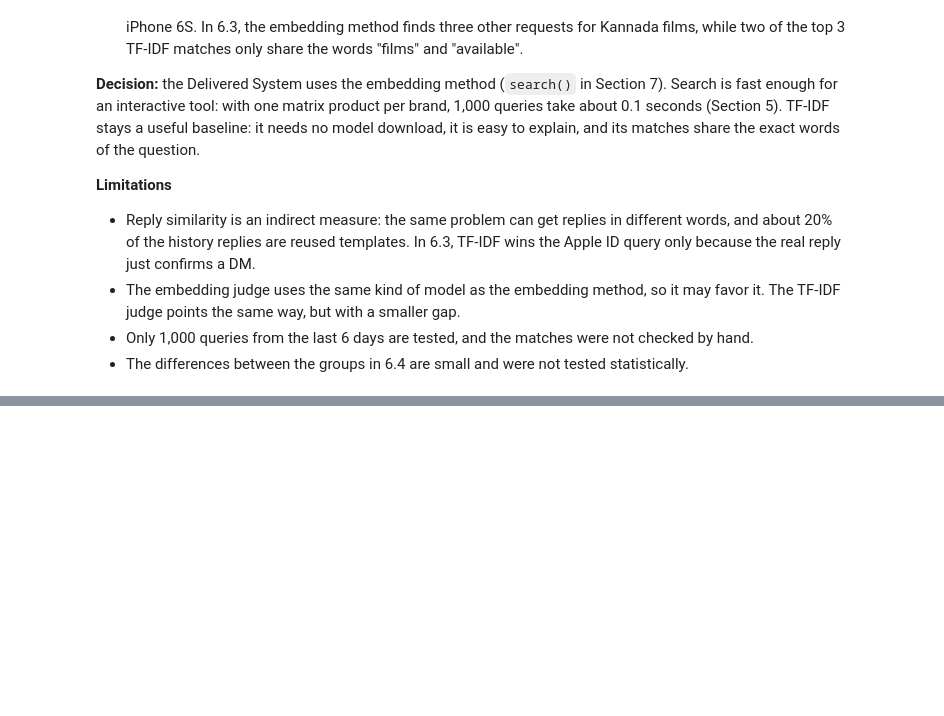
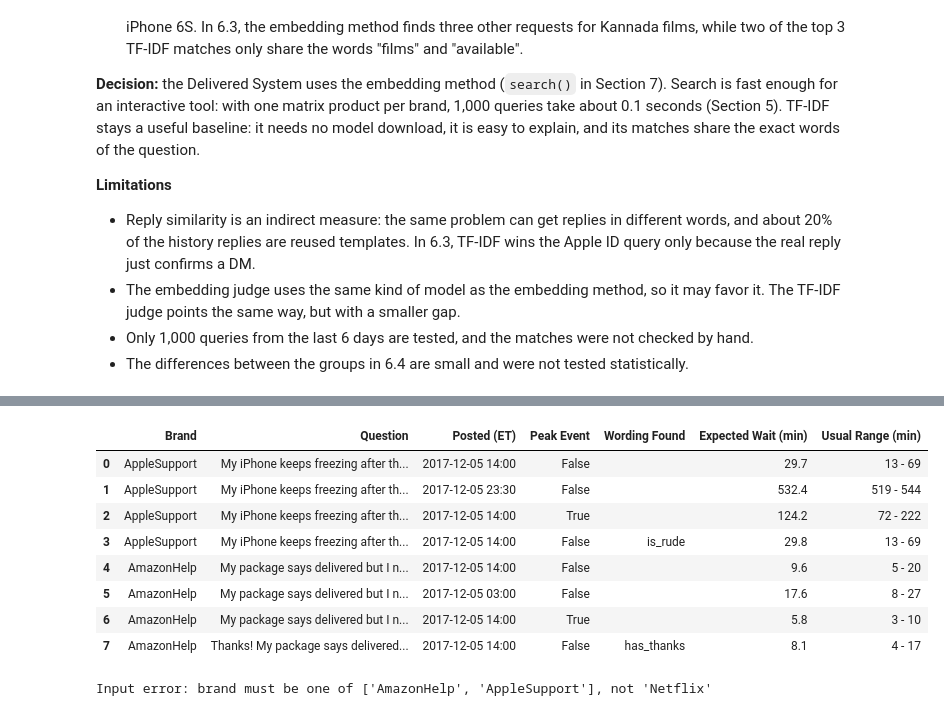
Before and after one commit to Shengyuan-Liu/CustomerSupportAnalysis, a Jupyter notebook: main.ipynb, the cells around one changed output, grey strips where cells are left out. Drawn from its saved outputs; the diff is of its cells as text; code cells hidden in the pictures; blank space fills up the shorter version.

```diff
--- a/main.ipynb
+++ b/main.ipynb
@@ -1952,0 +2155,45 @@ Median waiting time of all AppleSupport first questions in the library: 90.2 min
+# %%
+# The same questions with a different posting hour, peak status or wording
+apple_question = "My iPhone keeps freezing after the iOS 11 update, can you help?"
+amazon_question = "My package says delivered but I never received it"
+scenarios = [
+    ("AppleSupport", apple_question, "2017-12-05 14:00", False),
+    ("AppleSupport", apple_question, "2017-12-05 23:30", False),
+    ("AppleSupport", apple_question, "2017-12-05 14:00", True),
+    ("AppleSupport", "My iPhone keeps freezing after the iOS 11 update, this is ridiculous", "2017-12-05 14:00", False),
+    ("AmazonHelp", amazon_question, "2017-12-05 14:00", False),
+    ("AmazonHelp", amazon_question, "2017-12-05 03:00", False),
+    ("AmazonHelp", amazon_question, "2017-12-05 14:00", True),
+    ("AmazonHelp", "Thanks! " + amazon_question, "2017-12-05 14:00", False),
+]
+rows = []
+for brand, text, post_time, is_peak in scenarios:
+    result = assistant.estimate_wait(text, brand, post_time, is_peak)
+    rows.append({
+        "Brand": brand,
+        "Question": text,
+        "Posted (ET)": post_time,
+        "Peak Event": is_peak,
+        "Wording Found": ", ".join(result["Wording"]),
+        "Expected Wait (min)": round(result["Expected Wait (min)"], 1),
+        "Usual Range (min)": f"{result['Low (min)']:.0f} - {result['High (min)']:.0f}",
+    })
+pd.DataFrame(rows)
+# %% [output]
+|  | Brand | Question | Posted (ET) | Peak Event | Wording Found | Expected Wait (min) | Usual Range (min) |
+| 0 | AppleSupport | My iPhone keeps freezing after th... | 2017-12-05 14:00 | False |  | 29.7 | 13 - 69 |
+| 1 | AppleSupport | My iPhone keeps freezing after th... | 2017-12-05 23:30 | False |  | 532.4 | 519 - 544 |
+| 2 | AppleSupport | My iPhone keeps freezing after th... | 2017-12-05 14:00 | True |  | 124.2 | 72 - 222 |
+| 3 | AppleSupport | My iPhone keeps freezing after th... | 2017-12-05 14:00 | False | is_rude | 29.8 | 13 - 69 |
+| 4 | AmazonHelp | My package says delivered but I n... | 2017-12-05 14:00 | False |  | 9.6 | 5 - 20 |
+| 5 | AmazonHelp | My package says delivered but I n... | 2017-12-05 03:00 | False |  | 17.6 | 8 - 27 |
+| 6 | AmazonHelp | My package says delivered but I n... | 2017-12-05 14:00 | True |  | 5.8 | 3 - 10 |
+| 7 | AmazonHelp | Thanks! My package says delivered... | 2017-12-05 14:00 | False | has_thanks | 8.1 | 4 - 17 |
+# %%
+# A brand the system does not know is an input error, so we catch it with try / except
+try:
+    assistant.ask("Where is my order?", "Netflix", "2017-12-05 14:00")
+except ValueError as error:
+    print("Input error:", error)
+# %% [output]
+Input error: brand must be one of ['AmazonHelp', 'AppleSupport'], not 'Netflix'
```
Also changed, not shown: parts of 11 cells of this notebook, 1 other file.
